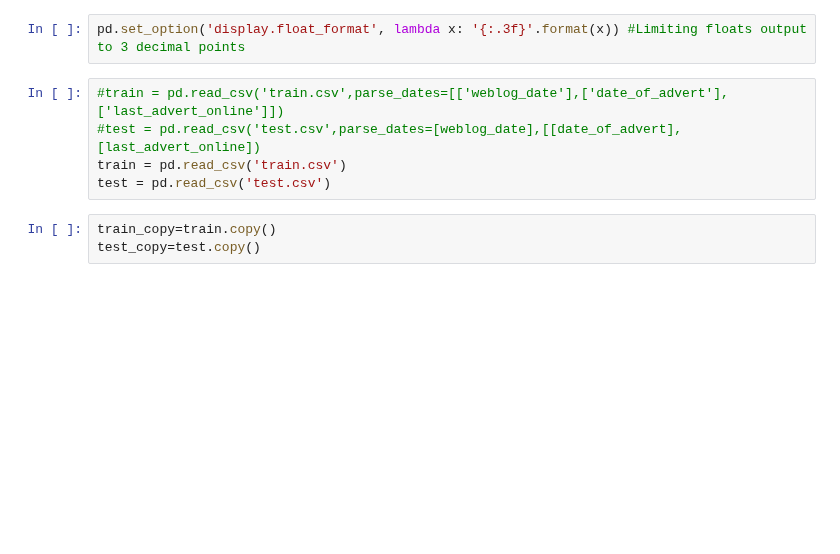
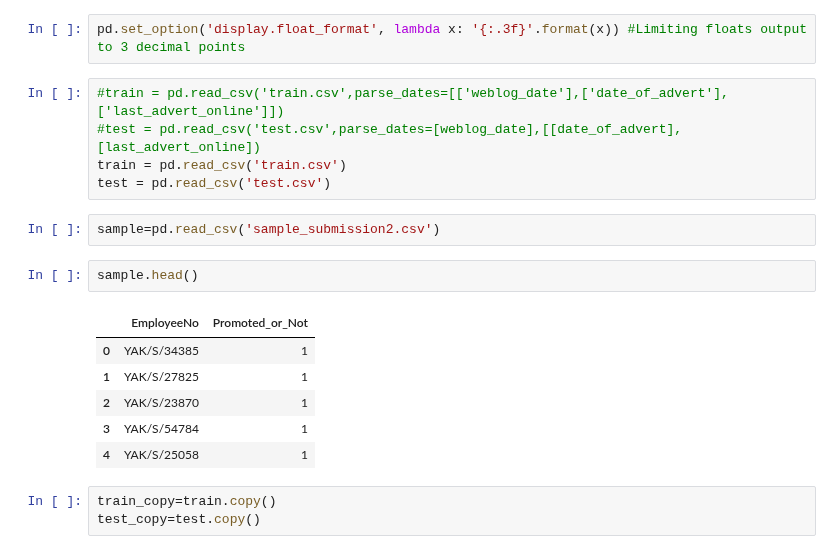
Before and after one commit to Ayanlola2002/Data-Science-Nigeria, a Jupyter notebook: developing_Staff_promotion_algorithm.ipynb, the cells around one changed output. Saved outputs shown, nothing was run; the diff lists cells and outputs as text; blank space fills up the shorter version.

```diff
--- a/developing_Staff_promotion_algorithm.ipynb
+++ b/developing_Staff_promotion_algorithm.ipynb
@@ -43,6 +43,17 @@ pd.set_option('display.float_format', lambda x: '{:.3f}'.format(x)) #Limiting fl
 #test = pd.read_csv('test.csv',parse_dates=[weblog_date],[[date_of_advert],[last_advert_online])
 train = pd.read_csv('train.csv')
 test = pd.read_csv('test.csv')
+# %%
+sample=pd.read_csv('sample_submission2.csv')
+# %%
+sample.head()
+# %% [output]
+|  | EmployeeNo | Promoted_or_Not |
+| 0 | YAK/S/34385 | 1 |
+| 1 | YAK/S/27825 | 1 |
+| 2 | YAK/S/23870 | 1 |
+| 3 | YAK/S/54784 | 1 |
+| 4 | YAK/S/25058 | 1 |
 # %%
 train_copy=train.copy()
 test_copy=test.copy()
```
Also changed, not shown: parts of 15 cells of this notebook.
